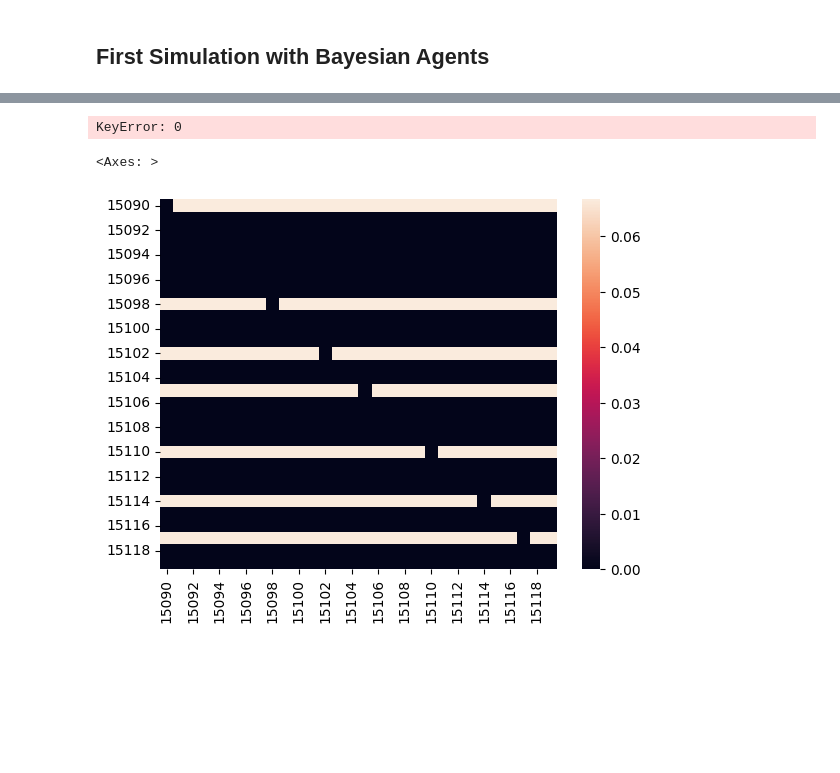
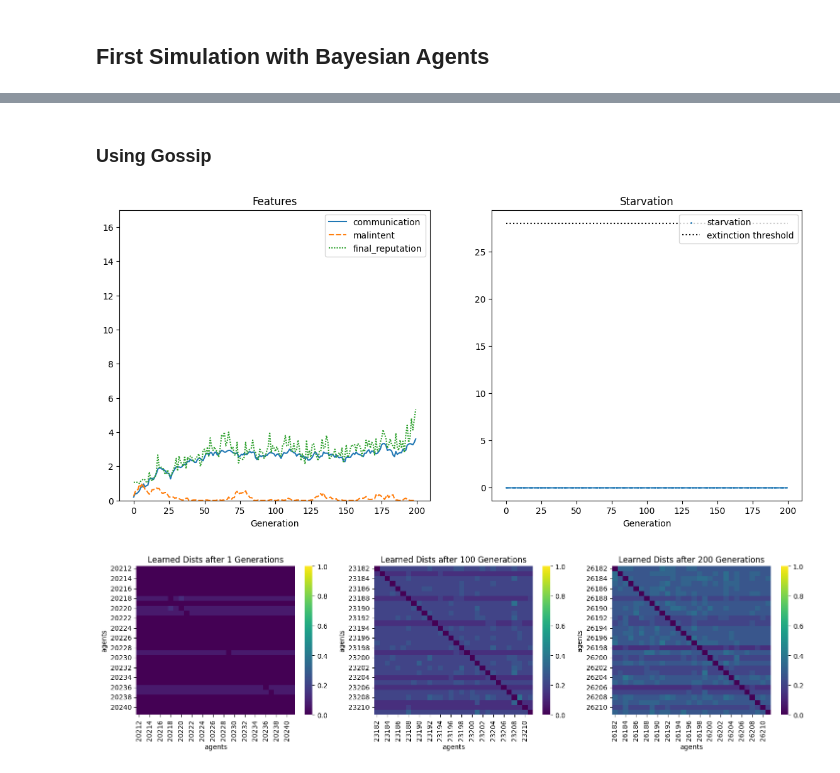
Before and after one commit to philipp-hellwig/evolution-cooperation, a Jupyter notebook: Bayesian_Agents.ipynb, the cells around one changed output, grey strips where cells are left out. Cells and saved outputs as stored; diff of their text form; code cells hidden in the pictures; blank space fills up the shorter version.

```diff
--- a/Bayesian_Agents.ipynb
+++ b/Bayesian_Agents.ipynb
@@ -226,19 +259,9 @@ def plot_simulation_stats(simulation_stats):
+# %% [markdown]
+### Using Gossip
 # %%
-final_gen, sim_reputation = simulate_bayesian_agents(num_food_opportunities=100, num_generations=200, population_size=30, reputation_reproduction=True, food_decay=1.65)
+final_gen, sim_reputation = simulate_bayesian_agents(num_food_opportunities=30, num_generations=200, population_size=30, gossip=True, food_decay = 1.65)
 plot_simulation_stats(sim_reputation)
+plot_learned_distributions(final_gen)
 # %% [output]
-KeyError: 0
+[figure, added]
+[figure, added]
-# %%
-comm_matrix = pd.DataFrame(columns=[str(agent.id) for agent in final_gen])
-
-for agent in final_gen:
-    for other in final_gen:
-        comm_matrix.loc[agent.id, str(other.id)] = agent.beta_communicate[other][0]/sum(agent.beta_communicate[other]) if agent is not other else 0.
-
-comm_matrix = comm_matrix.apply(pd.to_numeric, errors='coerce')
-comm_matrix.dtypes
-
-_ = sns.heatmap(comm_matrix)
-# %% [output]
-<Axes: >
-[figure, removed]
```
Also changed, not shown: parts of 14 cells of this notebook, 1 other file.
